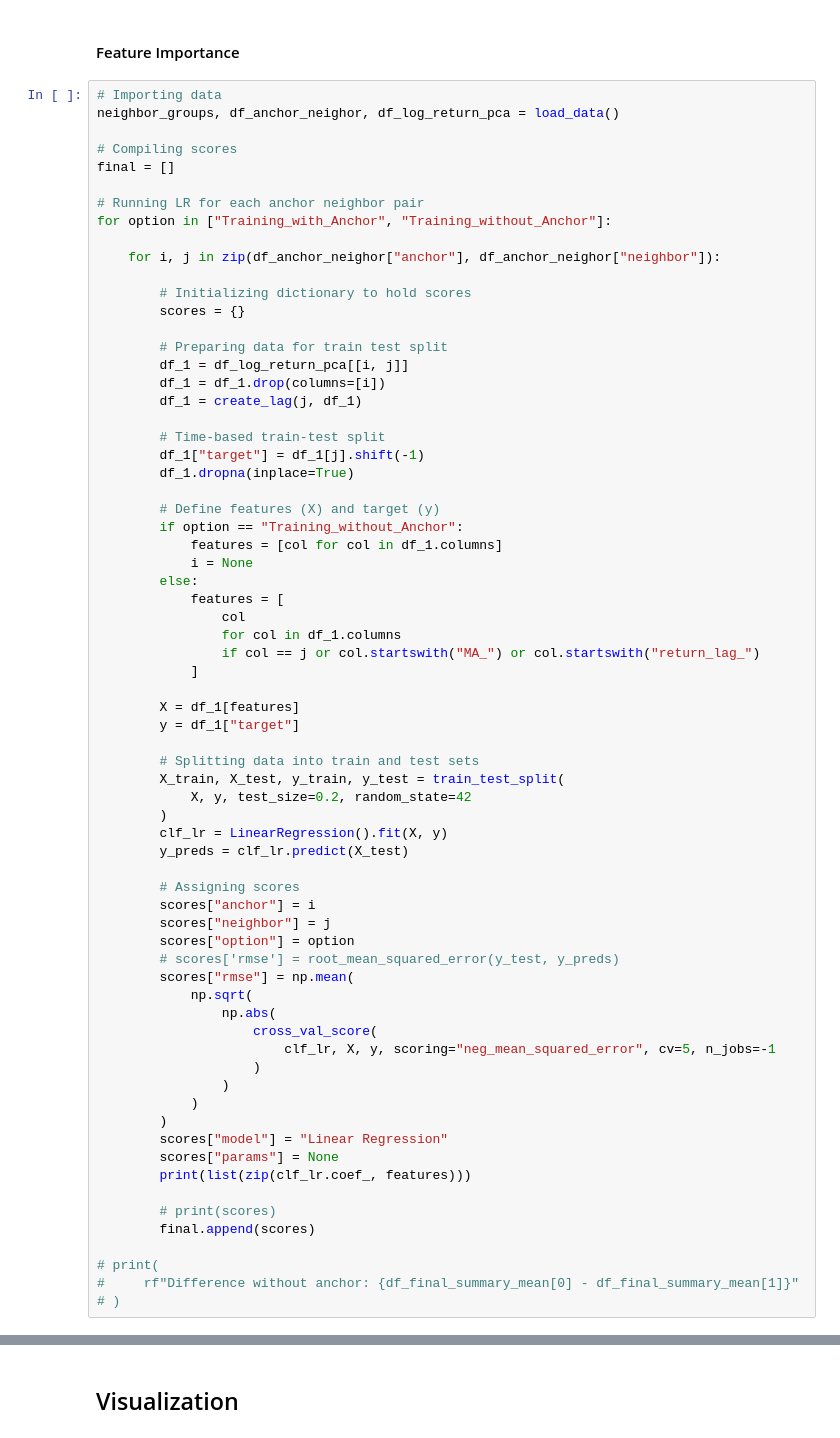
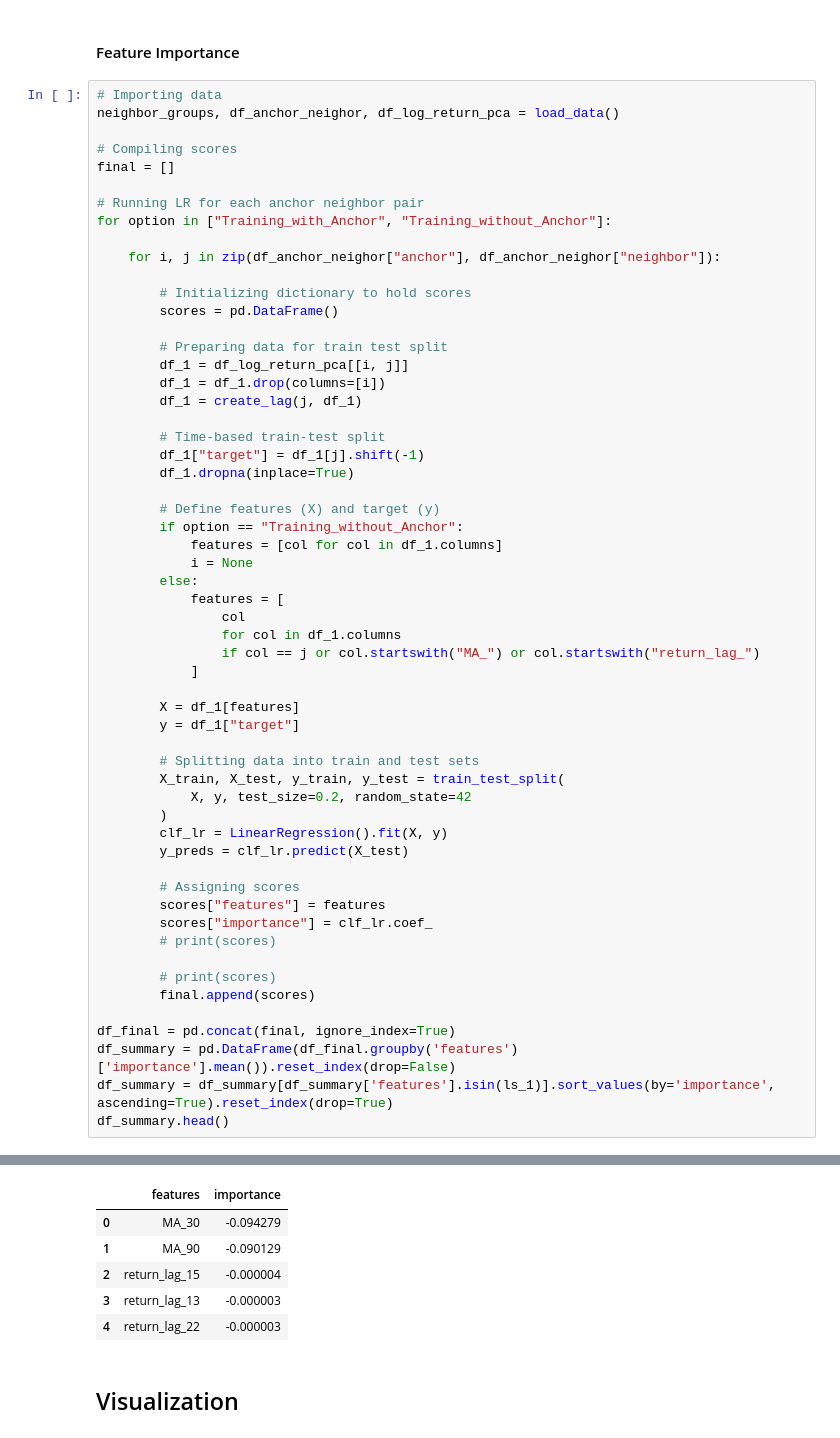
Before and after one commit to joehiggi/siads-696, a Jupyter notebook: src/siads_696_1.ipynb, the cells around one changed output, grey strips where cells are left out. Cells and saved outputs as stored; diff of their text form.

Commit message:
updated feature importance

```diff
--- a/src/siads_696_1.ipynb
+++ b/src/siads_696_1.ipynb
@@ -1142,7 +1330,7 @@ for option in ["Training_with_Anchor", "Training_without_Anchor"]:
     for i, j in zip(df_anchor_neighor["anchor"], df_anchor_neighor["neighbor"]):
 
         # Initializing dictionary to hold scores
-        scores = {}
+        scores = pd.DataFrame()
 
         # Preparing data for train test split
         df_1 = df_log_return_pca[[i, j]]
@@ -1175,27 +1363,15 @@ for option in ["Training_with_Anchor", "Training_without_Anchor"]:
         y_preds = clf_lr.predict(X_test)
 
         # Assigning scores
-        scores["anchor"] = i
-        scores["neighbor"] = j
-        scores["option"] = option
-        # scores['rmse'] = root_mean_squared_error(y_test, y_preds)
-        scores["rmse"] = np.mean(
-            np.sqrt(
-                np.abs(
-                    cross_val_score(
-                        clf_lr, X, y, scoring="neg_mean_squared_error", cv=5, n_jobs=-1
-                    )
-                )
-            )
-        )
-        scores["model"] = "Linear Regression"
-        scores["params"] = None
-        print(list(zip(clf_lr.coef_, features)))
+        scores["features"] = features
+        scores["importance"] = clf_lr.coef_
+        # print(scores)
 
         # print(scores)
         final.append(scores)
 
-# print(
-#     rf"Difference without anchor: {df_final_summary_mean[0] - df_final_summary_mean[1]}"
-# )
+df_final = pd.concat(final, ignore_index=True)
+df_summary = pd.DataFrame(df_final.groupby('features')['importance'].mean()).reset_index(drop=False)
+df_summary = df_summary[df_summary['features'].isin(ls_1)].sort_values(by='importance', ascending=True).reset_index(drop=True)
+df_summary.head()
 # %% [output]
@@ -1222,3 +1378,9 @@ for option in ["Training_with_Anchor", "Training_without_Anchor"]:
+|  | features | importance |
+| 0 | MA_30 | -0.094279 |
+| 1 | MA_90 | -0.090129 |
+| 2 | return_lag_15 | -0.000004 |
+| 3 | return_lag_13 | -0.000003 |
+| 4 | return_lag_22 | -0.000003 |
 # %% [markdown]
 ## Visualization
 # %%
```
Also changed, not shown: parts of 17 cells of this notebook, 1 other file.
